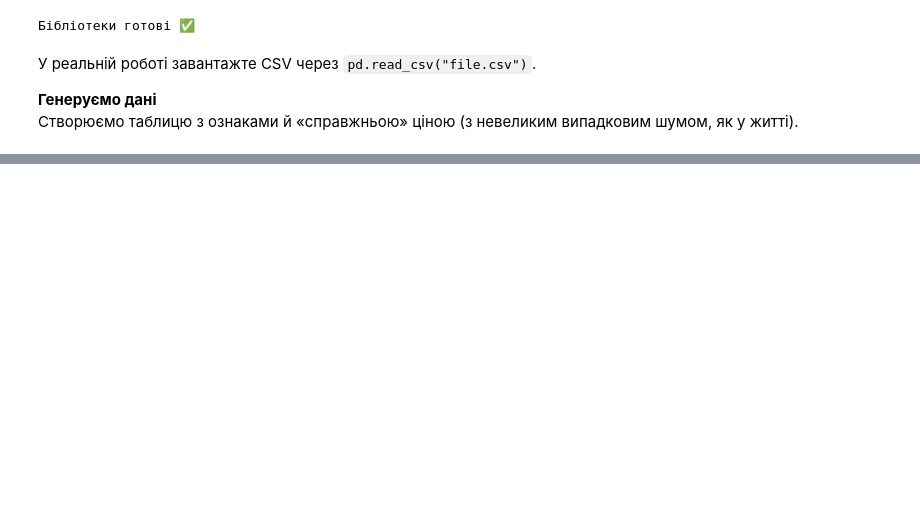
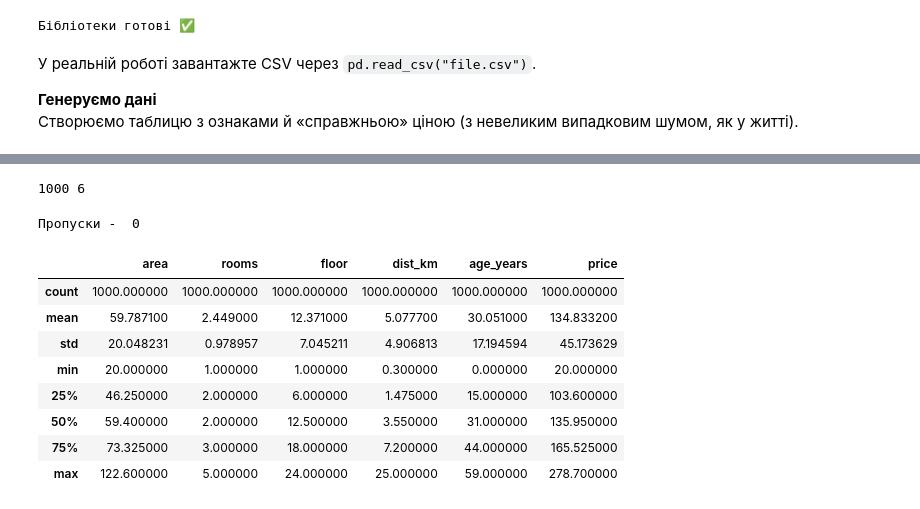
Before and after one commit to T-Svitlichna/DTA_Python, a Jupyter notebook: ML/LinearRegression_DTA.ipynb, the cells around one changed output, grey strips where cells are left out. Cells and saved outputs as stored; diff of their text form; code cells hidden in the pictures; blank space fills up the shorter version.

```diff
--- a/ML/LinearRegression_DTA.ipynb
+++ b/ML/LinearRegression_DTA.ipynb
@@ -59,0 +63,22 @@ df.head()
+# %%
+len(df)
+print(df.shape[0], df.shape[1])
+# %% [output]
+1000 6
+# %%
+print("Пропуски - ", df.isna().sum().sum())
+#
+# %% [output]
+Пропуски -  0
+# %%
+df.describe()
+# %% [output]
+|  | area | rooms | floor | dist_km | age_years | price |
+| count | 1000.000000 | 1000.000000 | 1000.000000 | 1000.000000 | 1000.000000 | 1000.000000 |
+| mean | 59.787100 | 2.449000 | 12.371000 | 5.077700 | 30.051000 | 134.833200 |
+| std | 20.048231 | 0.978957 | 7.045211 | 4.906813 | 17.194594 | 45.173629 |
+| min | 20.000000 | 1.000000 | 1.000000 | 0.300000 | 0.000000 | 20.000000 |
+| 25% | 46.250000 | 2.000000 | 6.000000 | 1.475000 | 15.000000 | 103.600000 |
+| 50% | 59.400000 | 2.000000 | 12.500000 | 3.550000 | 31.000000 | 135.950000 |
+| 75% | 73.325000 | 3.000000 | 18.000000 | 7.200000 | 44.000000 | 165.525000 |
+| max | 122.600000 | 5.000000 | 24.000000 | 25.000000 | 59.000000 | 278.700000 |
```
Also changed, not shown: parts of 5 cells of this notebook.
